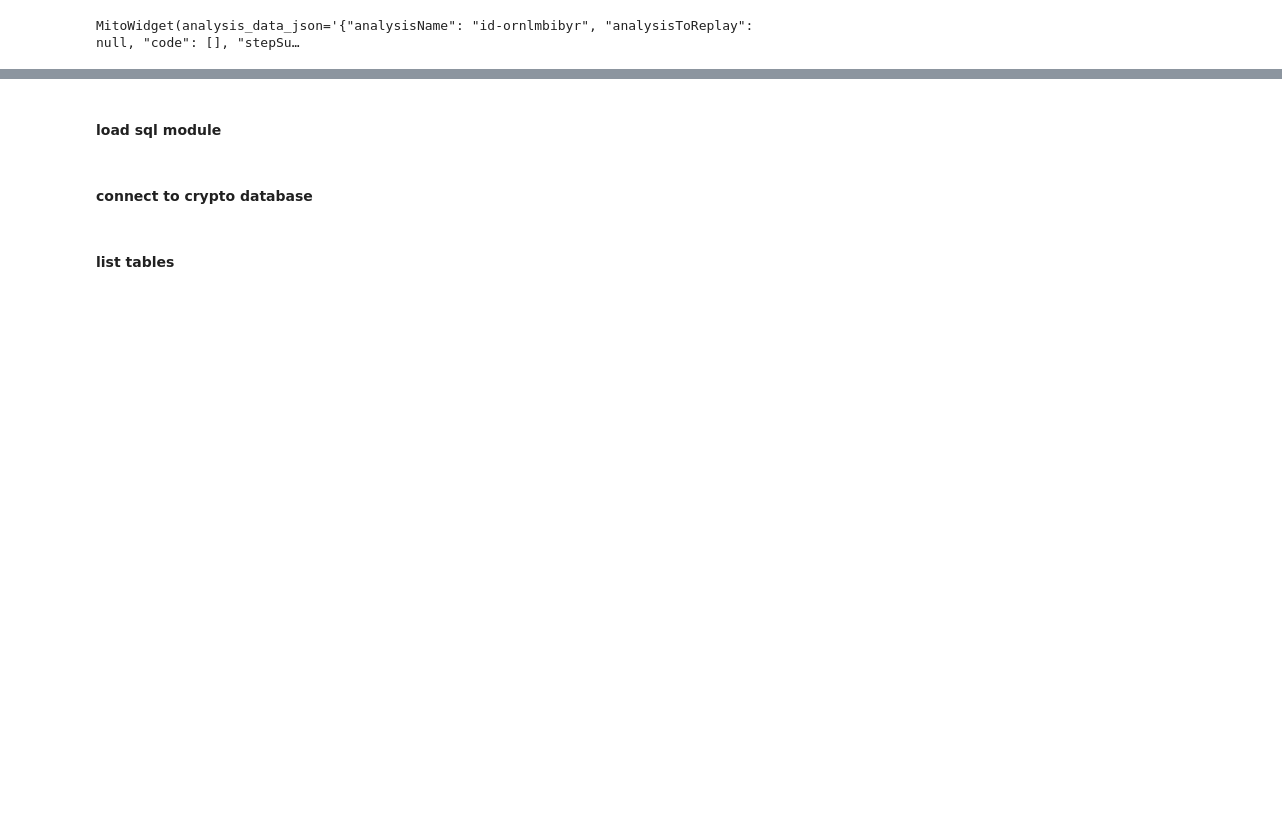
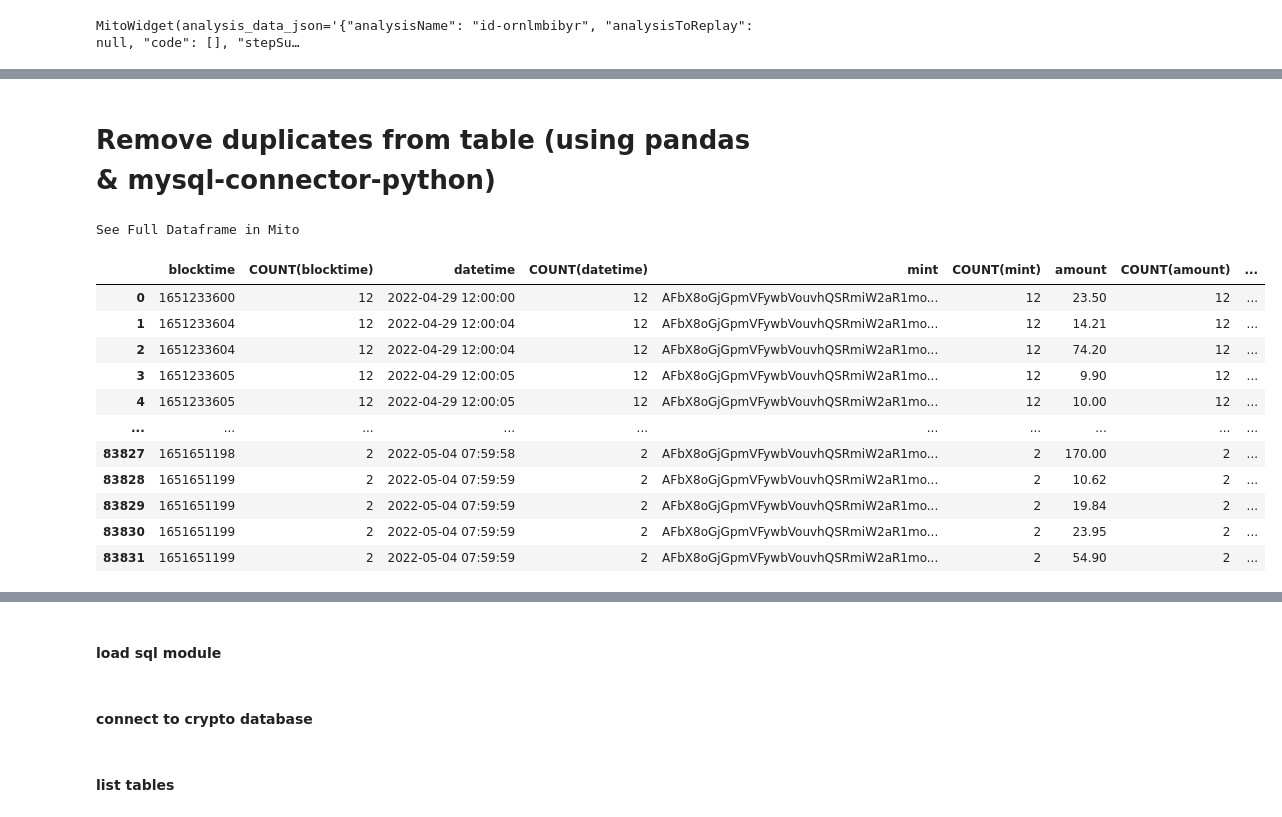
Before and after one commit to wwolfyy/crypto, a Jupyter notebook: MySQL utility commands.ipynb, the cells around one changed output, grey strips where cells are left out. Cells and saved outputs as stored; diff of their text form; code cells hidden in the pictures; blank space fills up the shorter version.

```diff
--- a/MySQL utility commands.ipynb
+++ b/MySQL utility commands.ipynb
@@ -99,0 +99,2 @@ See Full Dataframe in Mito
+# %% [markdown]
+# Remove duplicates from table (using pandas & mysql-connector-python)
@@ -99,0 +145,60 @@ See Full Dataframe in Mito
+# %%
+# get duplicate rows in pandas stepn_solana_gst_in_bitquery table)
+query_dupes = """
+SELECT
+     blocktime, COUNT(blocktime),
+     datetime, COUNT(datetime),
+     mint, COUNT(mint),
+     amount, COUNT(amount),
+     receiver, COUNT(receiver),
+     receiver_token_account, COUNT(receiver_token_account),
+     sender, COUNT(sender),
+     sender_token_account, COUNT(sender_token_account),
+     signature, COUNT(signature),
+     symbol, COUNT(symbol)
+     decimals, COUNT(decimals)
+FROM
+     stepn_solana_gst_out_bitquery
+GROUP BY
+     blocktime,
+     datetime,
+     mint,
+     amount,
+     receiver,
+     receiver_token_account,
+     sender,
+     sender_token_account,
+     signature,
+     symbol,
+     decimals
+HAVING
+     COUNT(blocktime) > 1
+     AND COUNT(mint) > 1
+     AND COUNT(signature) > 1
+     AND COUNT(datetime) > 1
+     AND COUNT(amount) > 1
+     AND COUNT(receiver) > 1
+     AND COUNT(receiver_token_account) > 1
+     AND COUNT(sender) > 1
+     AND COUNT(sender_token_account) > 1
+     AND COUNT(symbol) > 1
+     AND COUNT(decimals) > 1;
+"""
+table_name = "stepn_solana_gst_in_bitquery"
+# table_name = "stepn_solana_gst_out_bitquery"
+dupes_tx = pd.read_sql_query(query_dupes, con=conn).iloc[:, :]
+dupes_tx
+# %% [output]
+See Full Dataframe in Mito
+|  | blocktime | COUNT(blocktime) | datetime | COUNT(datetime) | mint | COUNT(mint) | amount | COUNT(amount) | ... |
+| 0 | 1651233600 | 12 | 2022-04-29 12:00:00 | 12 | AFbX8oGjGpmVFywbVouvhQSRmiW2aR1mo... | 12 | 23.50 | 12 | ... |
+| 1 | 1651233604 | 12 | 2022-04-29 12:00:04 | 12 | AFbX8oGjGpmVFywbVouvhQSRmiW2aR1mo... | 12 | 14.21 | 12 | ... |
+| 2 | 1651233604 | 12 | 2022-04-29 12:00:04 | 12 | AFbX8oGjGpmVFywbVouvhQSRmiW2aR1mo... | 12 | 74.20 | 12 | ... |
+| 3 | 1651233605 | 12 | 2022-04-29 12:00:05 | 12 | AFbX8oGjGpmVFywbVouvhQSRmiW2aR1mo... | 12 | 9.90 | 12 | ... |
+| 4 | 1651233605 | 12 | 2022-04-29 12:00:05 | 12 | AFbX8oGjGpmVFywbVouvhQSRmiW2aR1mo... | 12 | 10.00 | 12 | ... |
+| ... | ... | ... | ... | ... | ... | ... | ... | ... | ... |
+| 83827 | 1651651198 | 2 | 2022-05-04 07:59:58 | 2 | AFbX8oGjGpmVFywbVouvhQSRmiW2aR1mo... | 2 | 170.00 | 2 | ... |
+| 83828 | 1651651199 | 2 | 2022-05-04 07:59:59 | 2 | AFbX8oGjGpmVFywbVouvhQSRmiW2aR1mo... | 2 | 10.62 | 2 | ... |
+| 83829 | 1651651199 | 2 | 2022-05-04 07:59:59 | 2 | AFbX8oGjGpmVFywbVouvhQSRmiW2aR1mo... | 2 | 19.84 | 2 | ... |
+| 83830 | 1651651199 | 2 | 2022-05-04 07:59:59 | 2 | AFbX8oGjGpmVFywbVouvhQSRmiW2aR1mo... | 2 | 23.95 | 2 | ... |
+| 83831 | 1651651199 | 2 | 2022-05-04 07:59:59 | 2 | AFbX8oGjGpmVFywbVouvhQSRmiW2aR1mo... | 2 | 54.90 | 2 | ... |
```
Also changed, not shown: parts of 18 cells of this notebook, 2 other files.
